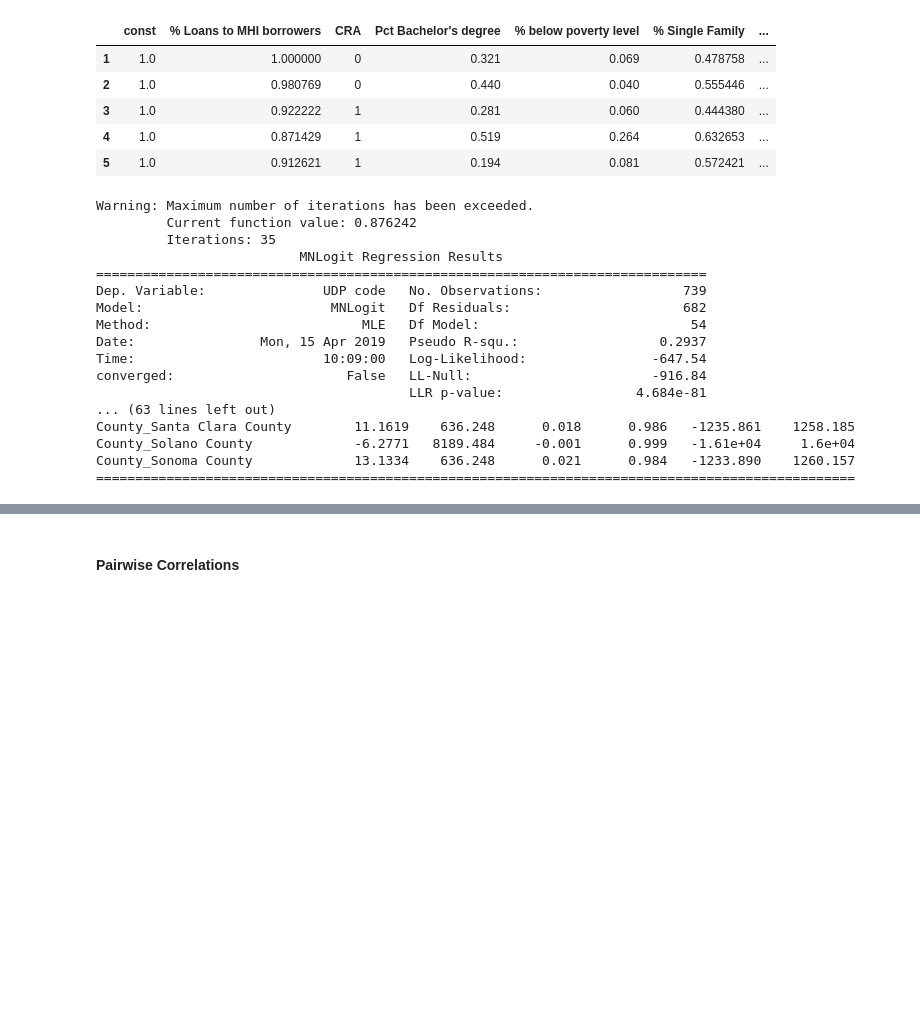
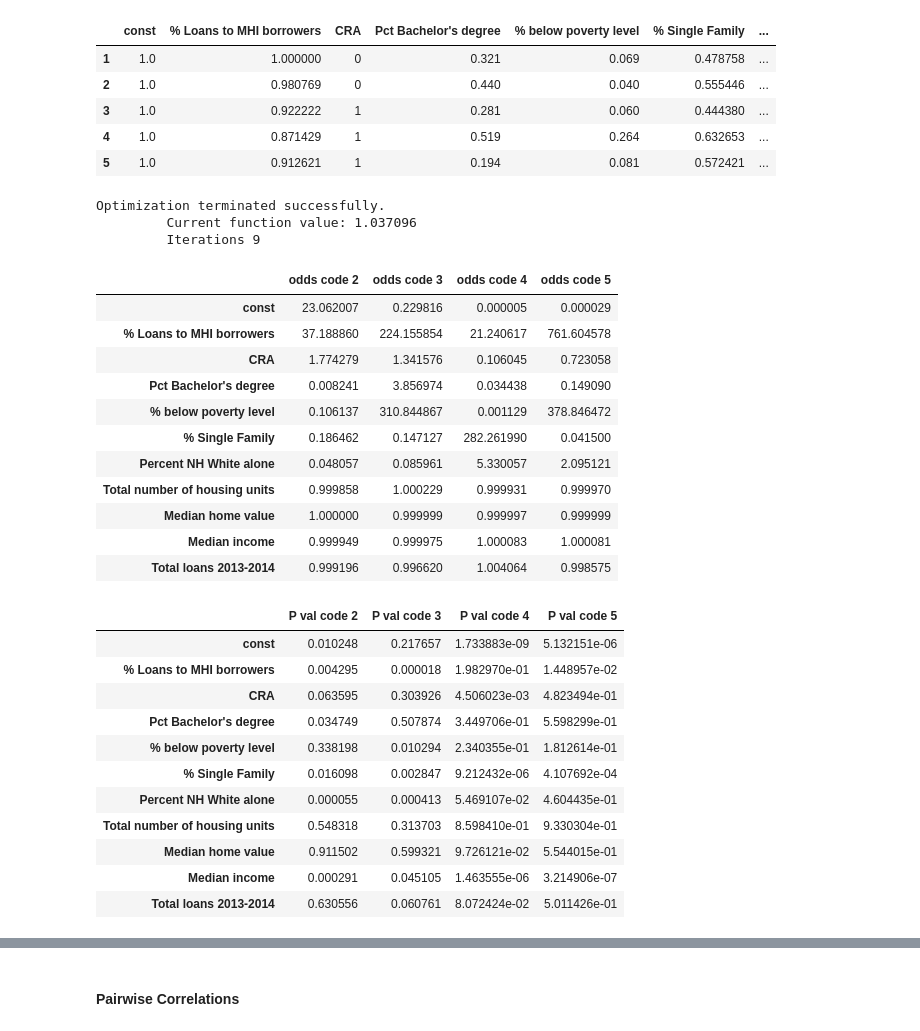
Before and after one commit to abaum1/communityreinvestmentact, a Jupyter notebook: scripts/UDP Multinomial Logistic Regression models.ipynb, the cells around one changed output, grey strips where cells are left out. Saved outputs shown, nothing was run; the diff lists cells and outputs as text; code cells hidden in the pictures; blank space fills up the shorter version.

```diff
--- a/scripts/UDP Multinomial Logistic Regression models.ipynb
+++ b/scripts/UDP Multinomial Logistic Regression models.ipynb
@@ -136,28 +116,48 @@ x_vars_1314_constant.head()
 | 3 | 1.0 | 0.922222 | 1 | 0.281 | 0.060 | 0.444380 | ... |
 | 4 | 1.0 | 0.871429 | 1 | 0.519 | 0.264 | 0.632653 | ... |
 | 5 | 1.0 | 0.912621 | 1 | 0.194 | 0.081 | 0.572421 | ... |
-# %%
-mn = sm.MNLogit(y_vars_1314, x_vars_1314_constant, J=4, K=20)
-results_mn1314 = mn.fit()
-print(results_mn1314.summary())
-with open(filepath+ '201314_udp_multinomial_newgeos.html', 'w') as outfile:
-    outfile.write(results_mn1314.summary().as_html())
-# %% [output]
-Warning: Maximum number of iterations has been exceeded.
-         Current function value: 0.876242
-         Iterations: 35
-                          MNLogit Regression Results
-==============================================================================
-Dep. Variable:               UDP code   No. Observations:                  739
-Model:                        MNLogit   Df Residuals:                      682
-Method:                           MLE   Df Model:                           54
-Date:                Mon, 15 Apr 2019   Pseudo R-squ.:                  0.2937
-Time:                        10:09:00   Log-Likelihood:                -647.54
-converged:                      False   LL-Null:                       -916.84
-                                        LLR p-value:                 4.684e-81
-... (63 lines left out)
-County_Santa Clara County        11.1619    636.248      0.018      0.986   -1235.861    1258.185
-County_Solano County             -6.2771   8189.484     -0.001      0.999   -1.61e+04     1.6e+04
-County_Sonoma County             13.1334    636.248      0.021      0.984   -1233.890    1260.157
-=================================================================================================
+# %%
+mn = sm.MNLogit(y_vars_1314, x_vars_1314_constant, J=4, K=20)
+results_mn1314 = mn.fit()
+pvals = results_mn1314.pvalues.values
+
+odds = np.exp(results_mn1314.params).values
+P = pd.DataFrame(data=pvals, columns=["P val code 2", "P val code 3", "P val code 4", "P val code 5"], index=results_mn1314.pvalues.index)
+O = pd.DataFrame(data=odds, columns=["odds code 2", "odds code 3", "odds code 4", "odds code 5"], index=results_mn1314.pvalues.index)
+display(O)
+display(P)
+# P.to_csv(filepath+"201314_multinomial_pvals.csv")
+# O.to_csv(filepath+"201314_multinomial_odds.csv")
+
+# print(results_mn1314.summary())
+# with open(filepath+ '201314_udp_multinomial_newgeos.html', 'w') as outfile:
+#     outfile.write(results_mn1314.summary().as_html())
+# %% [output]
+Optimization terminated successfully.
+         Current function value: 1.037096
+         Iterations 9
+|  | odds code 2 | odds code 3 | odds code 4 | odds code 5 |
+| const | 23.062007 | 0.229816 | 0.000005 | 0.000029 |
+| % Loans to MHI borrowers | 37.188860 | 224.155854 | 21.240617 | 761.604578 |
+| CRA | 1.774279 | 1.341576 | 0.106045 | 0.723058 |
+| Pct Bachelor's degree | 0.008241 | 3.856974 | 0.034438 | 0.149090 |
+| % below poverty level | 0.106137 | 310.844867 | 0.001129 | 378.846472 |
+| % Single Family | 0.186462 | 0.147127 | 282.261990 | 0.041500 |
+| Percent NH White alone | 0.048057 | 0.085961 | 5.330057 | 2.095121 |
+| Total number of housing units | 0.999858 | 1.000229 | 0.999931 | 0.999970 |
+| Median home value | 1.000000 | 0.999999 | 0.999997 | 0.999999 |
+| Median income | 0.999949 | 0.999975 | 1.000083 | 1.000081 |
+| Total loans 2013-2014 | 0.999196 | 0.996620 | 1.004064 | 0.998575 |
+|  | P val code 2 | P val code 3 | P val code 4 | P val code 5 |
+| const | 0.010248 | 0.217657 | 1.733883e-09 | 5.132151e-06 |
+| % Loans to MHI borrowers | 0.004295 | 0.000018 | 1.982970e-01 | 1.448957e-02 |
+| CRA | 0.063595 | 0.303926 | 4.506023e-03 | 4.823494e-01 |
+| Pct Bachelor's degree | 0.034749 | 0.507874 | 3.449706e-01 | 5.598299e-01 |
+| % below poverty level | 0.338198 | 0.010294 | 2.340355e-01 | 1.812614e-01 |
+| % Single Family | 0.016098 | 0.002847 | 9.212432e-06 | 4.107692e-04 |
+| Percent NH White alone | 0.000055 | 0.000413 | 5.469107e-02 | 4.604435e-01 |
+| Total number of housing units | 0.548318 | 0.313703 | 8.598410e-01 | 9.330304e-01 |
+| Median home value | 0.911502 | 0.599321 | 9.726121e-02 | 5.544015e-01 |
+| Median income | 0.000291 | 0.045105 | 1.463555e-06 | 3.214906e-07 |
+| Total loans 2013-2014 | 0.630556 | 0.060761 | 8.072424e-02 | 5.011426e-01 |
 # %%
```
Also changed, not shown: parts of 13 cells of this notebook.
